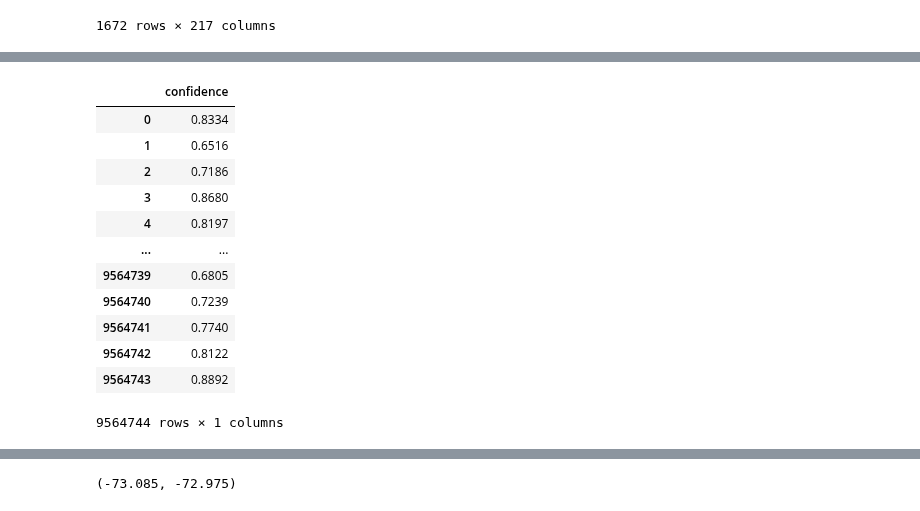
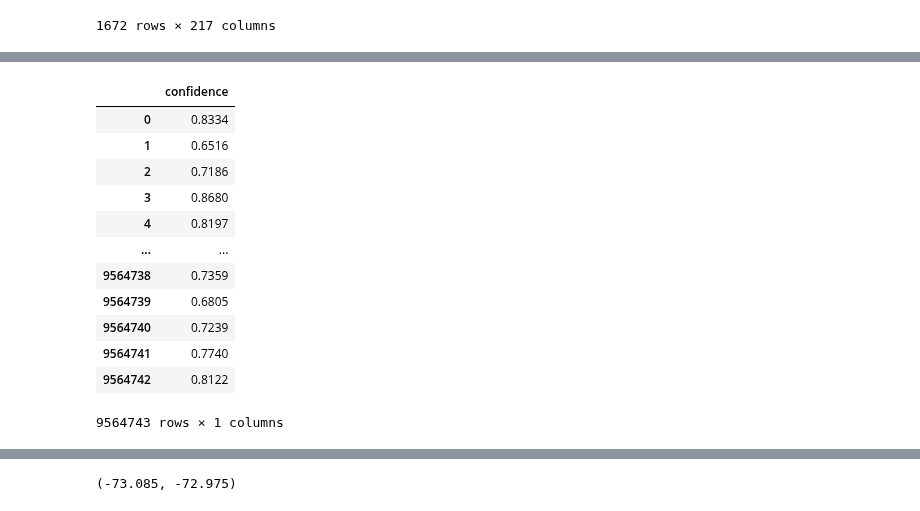
Before and after one commit to zetaso/accessity, a Jupyter notebook: buildings_download.ipynb, the cells around one changed output, grey strips where cells are left out. Saved outputs shown, nothing was run; the diff lists cells and outputs as text; code cells hidden in the pictures.

```diff
--- a/buildings_download.ipynb
+++ b/buildings_download.ipynb
@@ -148,20 +148,20 @@ Name: geometry, Length: 9564744, dtype: object
 # %%
-buildings_df = pd.read_csv("967_buildings.csv", engine="c", usecols=["confidence"])
+buildings_df = pd.read_csv("967_buildings_fixed.csv", engine="c", usecols=["confidence"])
 buildings_df
 # %% [output]
 |  | confidence |
 | 0 | 0.8334 |
 | 1 | 0.6516 |
 | 2 | 0.7186 |
 | 3 | 0.8680 |
 | 4 | 0.8197 |
 | ... | ... |
+| 9564738 | 0.7359 |
 | 9564739 | 0.6805 |
 | 9564740 | 0.7239 |
 | 9564741 | 0.7740 |
 | 9564742 | 0.8122 |
-| 9564743 | 0.8892 |
-9564744 rows × 1 columns
+9564743 rows × 1 columns
 # %%
 buildings_gdf = gpd.GeoDataFrame(buildings_df, geometry=building_geoms)
 buildings_gdf
```
Also changed, not shown: parts of 4 cells of this notebook, 4 other files.
